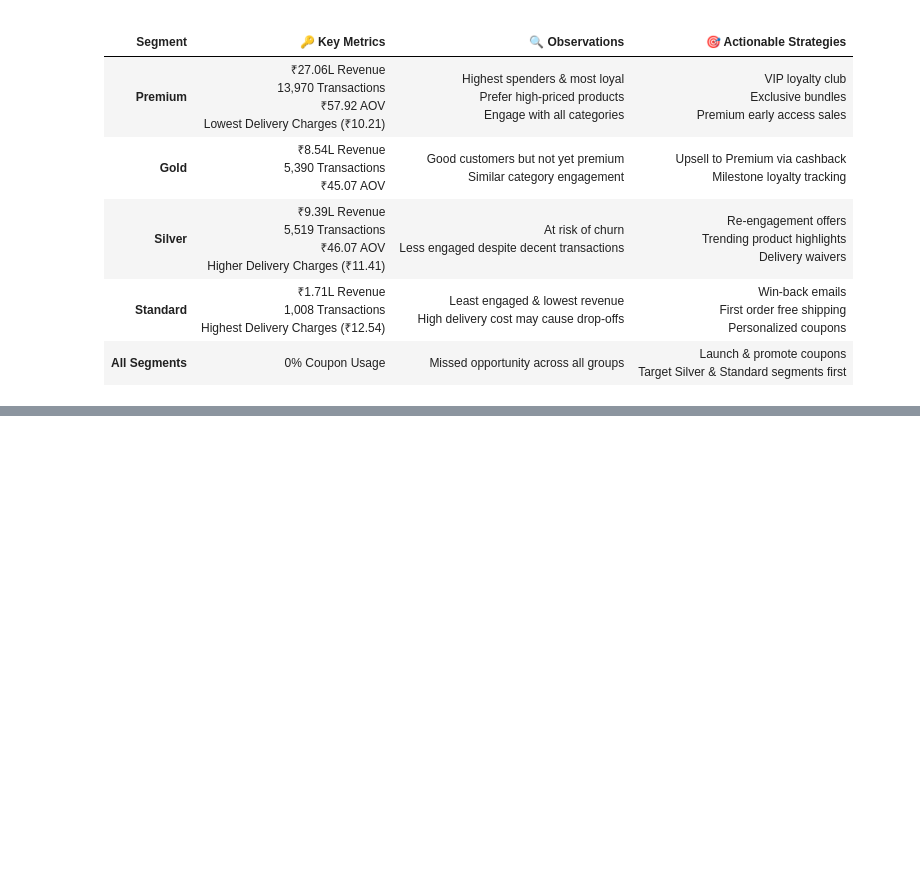
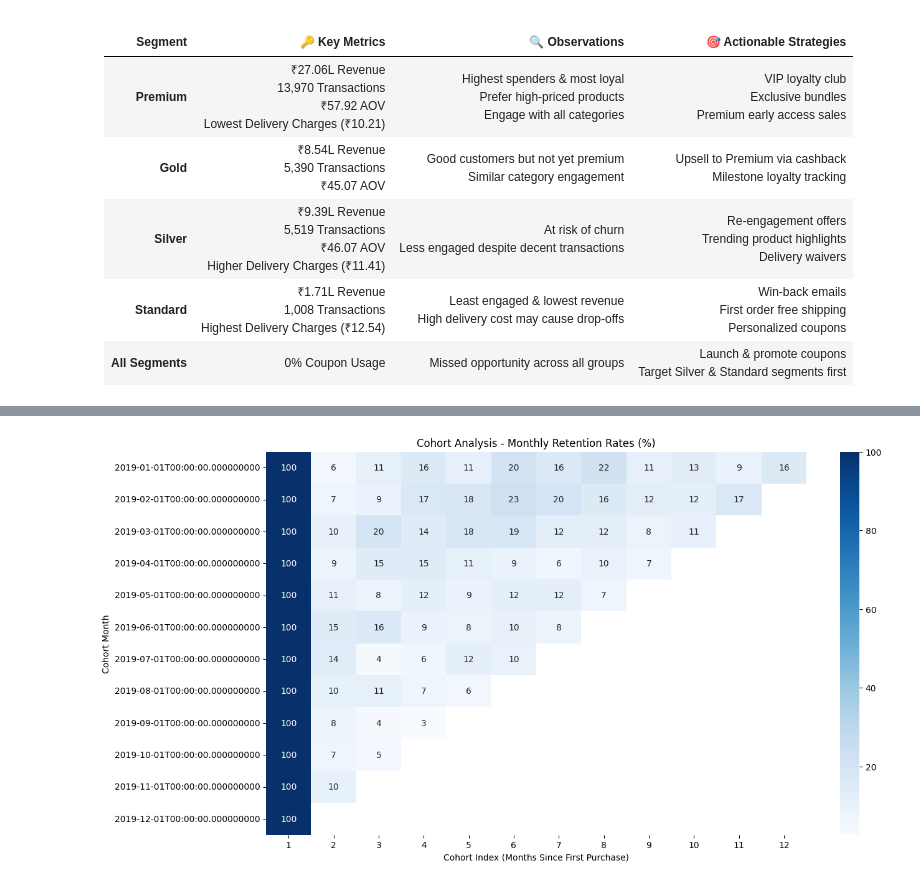
Before and after one commit to HarshaVardhan2412/ecommerce-marketing-sales-analysis, a Jupyter notebook: ecommerce_analysis.ipynb, the cells around one changed output, grey strips where cells are left out. Drawn from its saved outputs; the diff is of its cells as text; code cells hidden in the pictures; blank space fills up the shorter version.

```diff
--- a/ecommerce_analysis.ipynb
+++ b/ecommerce_analysis.ipynb
@@ -1271,0 +1341,36 @@ segment_profile
+# %%
+#Business Question 12
+#Group customers by their month of first purchase and analyze retention rates over time.
+# Which cohorts exhibit the highest and lowest retention rates?
+# What strategies can be implemented to improve retention for weaker cohorts?
+
+
+sales['Transaction_Date'] = pd.to_datetime(sales['Transaction_Date'])
+
+# Step 1: Assign cohort month (First purchase month for each customer)
+sales['Transaction_Month'] = sales['Transaction_Date'].dt.to_period('M').dt.to_timestamp()
+
+first_purchase = sales.groupby('CustomerID')['Transaction_Date'].min().dt.to_period('M').dt.to_timestamp()
+sales['Cohort_Month'] = sales['CustomerID'].map(first_purchase)
+
+
+# Step 2: Calculate cohort index (months since first purchase)
+sales['Cohort_Index'] = ((sales['Transaction_Month'].dt.year - sales['Cohort_Month'].dt.year) * 12 +
+                         (sales['Transaction_Month'].dt.month - sales['Cohort_Month'].dt.month) + 1)
+
+# Step 3: Build retention matrix
+cohort_pivot = sales.groupby(['Cohort_Month', 'Cohort_Index'])['CustomerID'].nunique().unstack(1)
+
+# Calculate retention %
+cohort_sizes = cohort_pivot.iloc[:,0]
+retention_rate = cohort_pivot.divide(cohort_sizes, axis=0).round(3)*100
+
+# Step 4: Visualize retention heatmap
+plt.figure(figsize=(14, 8))
+sns.heatmap(retention_rate, annot=True, fmt='.0f', cmap='Blues')
+plt.title('Cohort Analysis - Monthly Retention Rates (%)')
+plt.xlabel('Cohort Index (Months Since First Purchase)')
+plt.ylabel('Cohort Month')
+plt.show()
+# %% [output]
+[figure, added]
```
Also changed, not shown: parts of 11 cells of this notebook.
